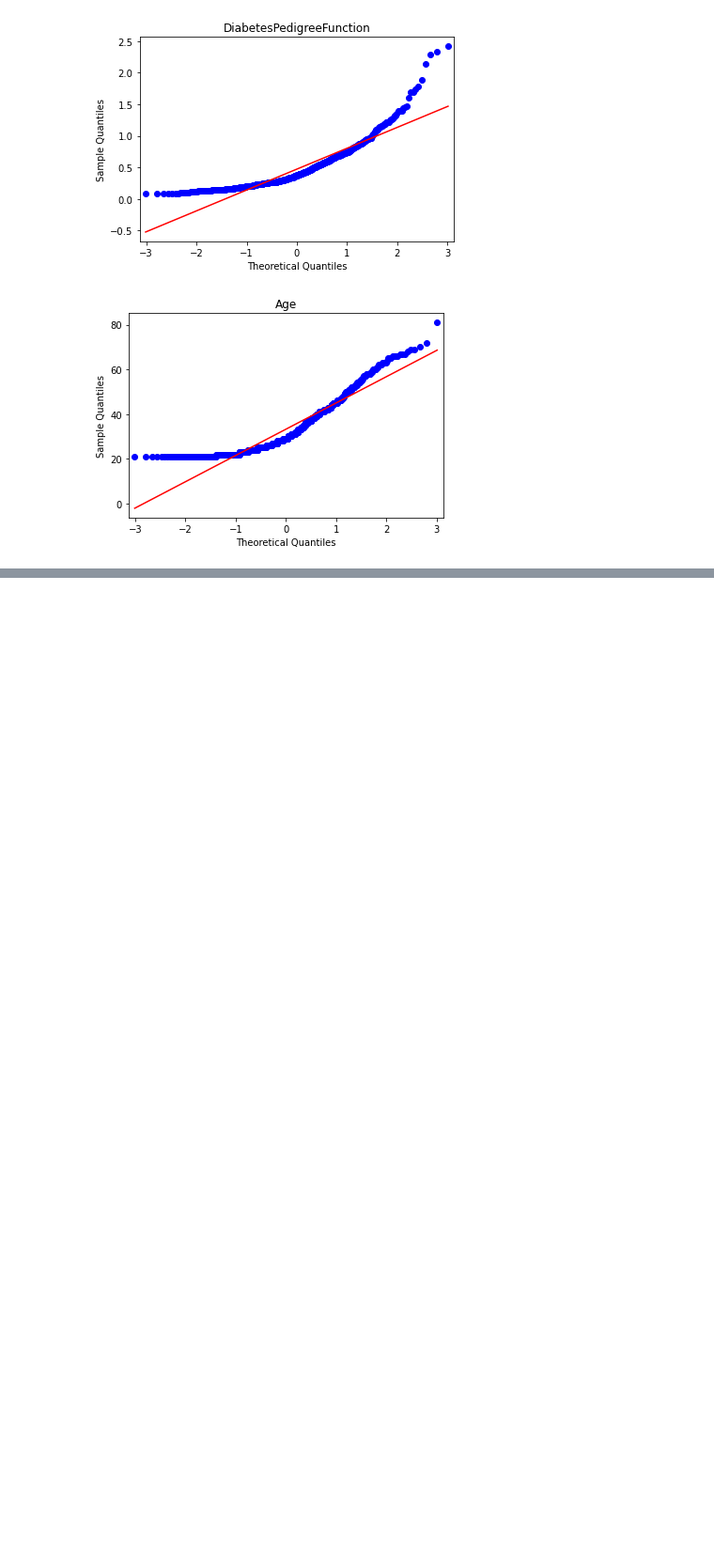
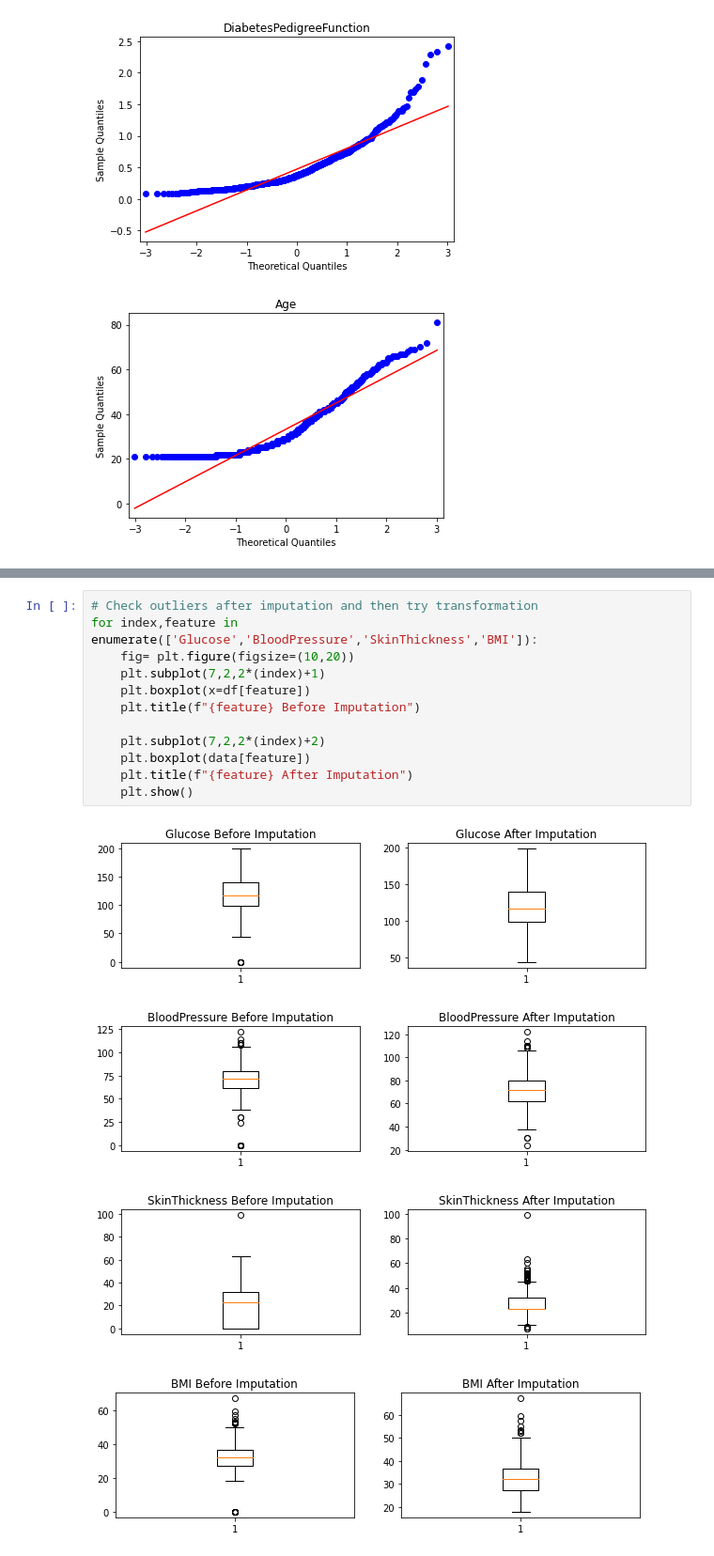
Before and after one commit to Snehashis100/Human-Disease-Diagnostic, a Jupyter notebook: Diabetes Prediction Analysis.ipynb, the cells around one changed output, grey strips where cells are left out. Shown at 94% size. Saved outputs shown, nothing was run; the diff lists cells and outputs as text; blank space fills up the shorter version.

```diff
--- a/Diabetes Prediction Analysis.ipynb
+++ b/Diabetes Prediction Analysis.ipynb
@@ -171,0 +286,17 @@ df.describe()
+# %%
+# Check outliers after imputation and then try transformation
+for index,feature in enumerate(['Glucose','BloodPressure','SkinThickness','BMI']):
+    fig= plt.figure(figsize=(10,20))
+    plt.subplot(7,2,2*(index)+1)
+    plt.boxplot(x=df[feature])
+    plt.title(f"{feature} Before Imputation")
+
+    plt.subplot(7,2,2*(index)+2)
+    plt.boxplot(data[feature])
+    plt.title(f"{feature} After Imputation")
+    plt.show()
+# %% [output]
+[figure, added]
+[figure, added]
+[figure, added]
+[figure, added]
```
Also changed, not shown: parts of 18 cells of this notebook.
